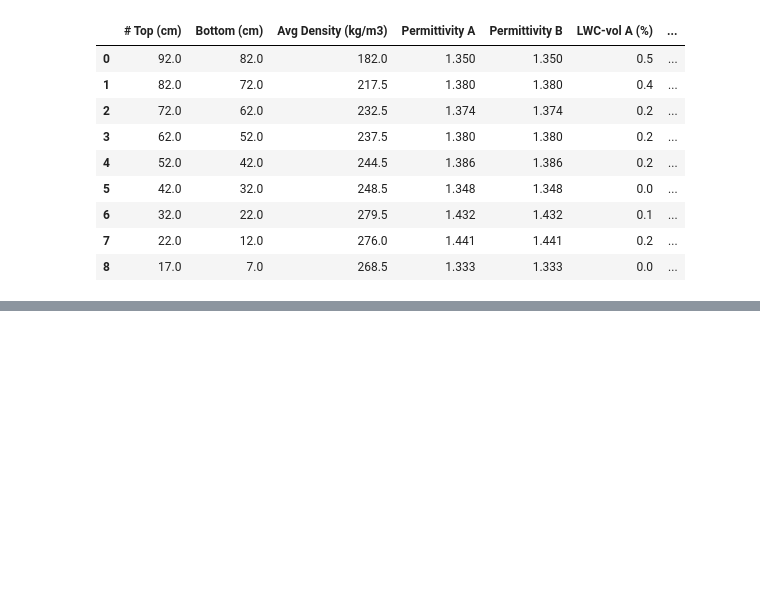
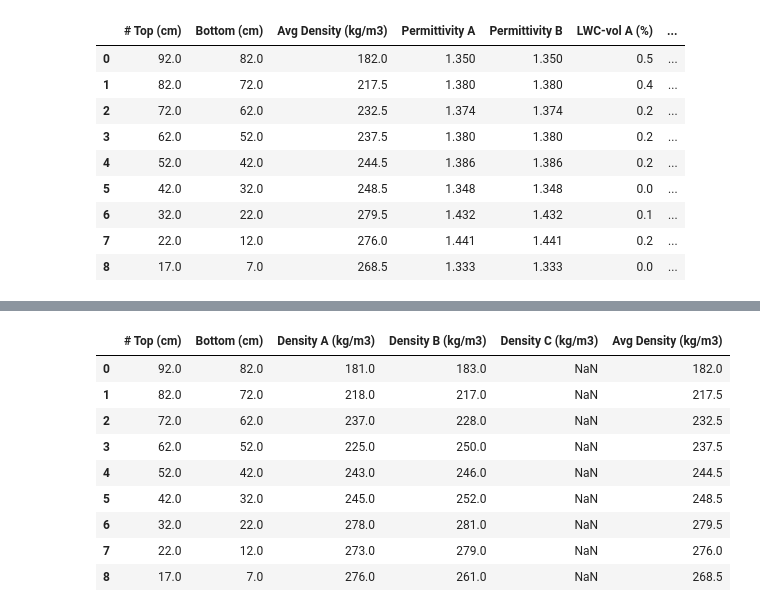
Before and after one commit to snowex-hackweek/uavsar, a Jupyter notebook: ShazWork/Test_Python.ipynb, the cells around one changed output, grey strips where cells are left out. Cells and saved outputs as stored; diff of their text form; code cells hidden in the pictures; blank space fills up the shorter version.

```diff
--- a/ShazWork/Test_Python.ipynb
+++ b/ShazWork/Test_Python.ipynb
@@ -237,0 +256,15 @@ Text(0, 0.5, 'Snow Bottom (cm)')
+# %%
+# get the average density
+d['Avg Density (kg/m3)'] = d[['Density A (kg/m3)', 'Density B (kg/m3)', 'Density C (kg/m3)']].mean(axis=1, skipna=True)
+d
+# %% [output]
+|  | # Top (cm) | Bottom (cm) | Density A (kg/m3) | Density B (kg/m3) | Density C (kg/m3) | Avg Density (kg/m3) |
+| 0 | 92.0 | 82.0 | 181.0 | 183.0 | NaN | 182.0 |
+| 1 | 82.0 | 72.0 | 218.0 | 217.0 | NaN | 217.5 |
+| 2 | 72.0 | 62.0 | 237.0 | 228.0 | NaN | 232.5 |
+| 3 | 62.0 | 52.0 | 225.0 | 250.0 | NaN | 237.5 |
+| 4 | 52.0 | 42.0 | 243.0 | 246.0 | NaN | 244.5 |
+| 5 | 42.0 | 32.0 | 245.0 | 252.0 | NaN | 248.5 |
+| 6 | 32.0 | 22.0 | 278.0 | 281.0 | NaN | 279.5 |
+| 7 | 22.0 | 12.0 | 273.0 | 279.0 | NaN | 276.0 |
+| 8 | 17.0 | 7.0 | 276.0 | 261.0 | NaN | 268.5 |
```
Also changed, not shown: parts of 3 cells of this notebook.
